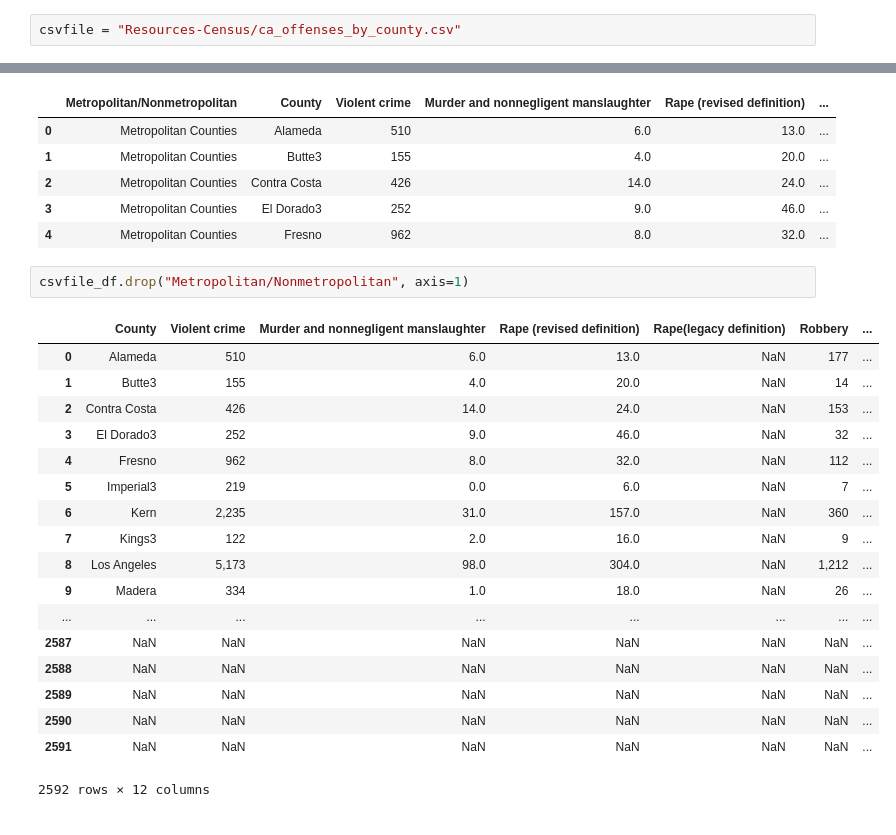
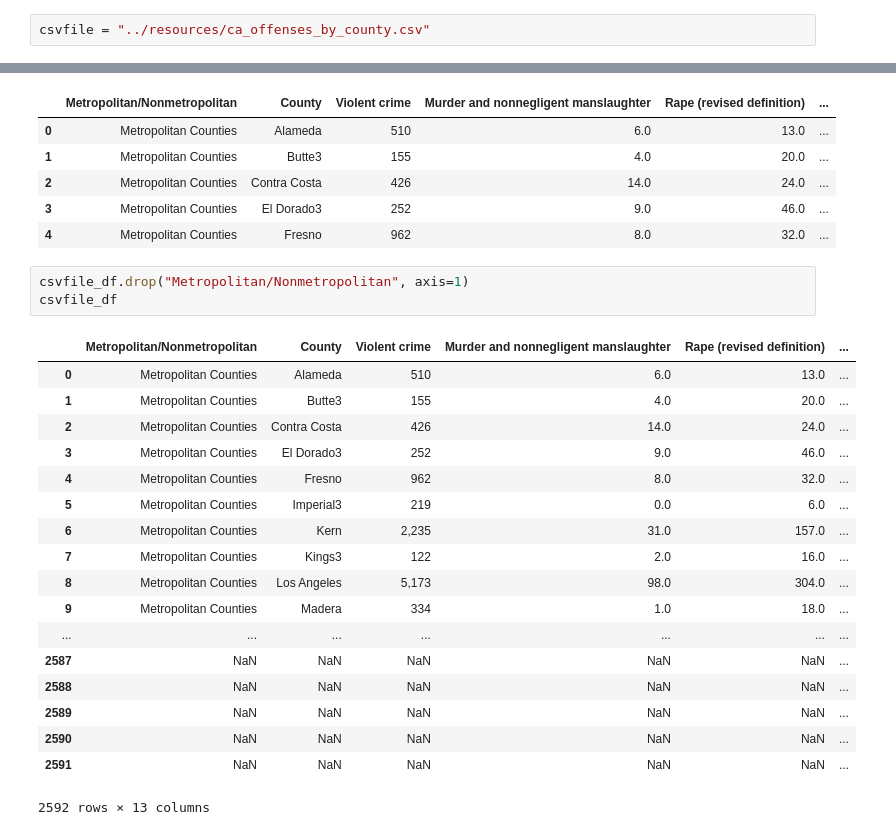
Before and after one commit to devinj0325/ETL-Project, a Jupyter notebook: src/OffensesbyCounty.ipynb, the cells around one changed output, grey strips where cells are left out. Cells and saved outputs as stored; diff of their text form.

```diff
--- a/src/OffensesbyCounty.ipynb
+++ b/src/OffensesbyCounty.ipynb
@@ -1,7 +1,7 @@
 # %%
 import pandas as pd
 # %%
-csvfile = "Resources-Census/ca_offenses_by_county.csv"
+csvfile = "../resources/ca_offenses_by_county.csv"
 # %%
 csvfile_df = pd.read_csv(csvfile, encoding="ISO-8859-1")
 # %%
@@ -15,22 +15,23 @@ csvfile_df.head()
 | 4 | Metropolitan Counties | Fresno | 962 | 8.0 | 32.0 | ... |
 # %%
 csvfile_df.drop("Metropolitan/Nonmetropolitan", axis=1)
+csvfile_df
 # %% [output]
-|  | County | Violent crime | Murder and nonnegligent manslaughter | Rape (revised definition) | Rape(legacy definition) | Robbery | ... |
-| 0 | Alameda | 510 | 6.0 | 13.0 | NaN | 177 | ... |
-| 1 | Butte3 | 155 | 4.0 | 20.0 | NaN | 14 | ... |
-| 2 | Contra Costa | 426 | 14.0 | 24.0 | NaN | 153 | ... |
-| 3 | El Dorado3 | 252 | 9.0 | 46.0 | NaN | 32 | ... |
-| 4 | Fresno | 962 | 8.0 | 32.0 | NaN | 112 | ... |
-| 5 | Imperial3 | 219 | 0.0 | 6.0 | NaN | 7 | ... |
-| 6 | Kern | 2,235 | 31.0 | 157.0 | NaN | 360 | ... |
-| 7 | Kings3 | 122 | 2.0 | 16.0 | NaN | 9 | ... |
-| 8 | Los Angeles | 5,173 | 98.0 | 304.0 | NaN | 1,212 | ... |
-| 9 | Madera | 334 | 1.0 | 18.0 | NaN | 26 | ... |
-| ... | ... | ... | ... | ... | ... | ... | ... |
-| 2587 | NaN | NaN | NaN | NaN | NaN | NaN | ... |
-| 2588 | NaN | NaN | NaN | NaN | NaN | NaN | ... |
-| 2589 | NaN | NaN | NaN | NaN | NaN | NaN | ... |
-| 2590 | NaN | NaN | NaN | NaN | NaN | NaN | ... |
-| 2591 | NaN | NaN | NaN | NaN | NaN | NaN | ... |
+|  | Metropolitan/Nonmetropolitan | County | Violent crime | Murder and nonnegligent manslaughter | Rape (revised definition) | ... |
+| 0 | Metropolitan Counties | Alameda | 510 | 6.0 | 13.0 | ... |
+| 1 | Metropolitan Counties | Butte3 | 155 | 4.0 | 20.0 | ... |
+| 2 | Metropolitan Counties | Contra Costa | 426 | 14.0 | 24.0 | ... |
+| 3 | Metropolitan Counties | El Dorado3 | 252 | 9.0 | 46.0 | ... |
+| 4 | Metropolitan Counties | Fresno | 962 | 8.0 | 32.0 | ... |
+| 5 | Metropolitan Counties | Imperial3 | 219 | 0.0 | 6.0 | ... |
+| 6 | Metropolitan Counties | Kern | 2,235 | 31.0 | 157.0 | ... |
+| 7 | Metropolitan Counties | Kings3 | 122 | 2.0 | 16.0 | ... |
+| 8 | Metropolitan Counties | Los Angeles | 5,173 | 98.0 | 304.0 | ... |
+| 9 | Metropolitan Counties | Madera | 334 | 1.0 | 18.0 | ... |
+| ... | ... | ... | ... | ... | ... | ... |
+| 2587 | NaN | NaN | NaN | NaN | NaN | ... |
+| 2588 | NaN | NaN | NaN | NaN | NaN | ... |
+| 2589 | NaN | NaN | NaN | NaN | NaN | ... |
+| 2590 | NaN | NaN | NaN | NaN | NaN | ... |
+| 2591 | NaN | NaN | NaN | NaN | NaN | ... |
-2592 rows × 12 columns
+2592 rows × 13 columns
```
Also changed, not shown: parts of 7 cells of this notebook.
